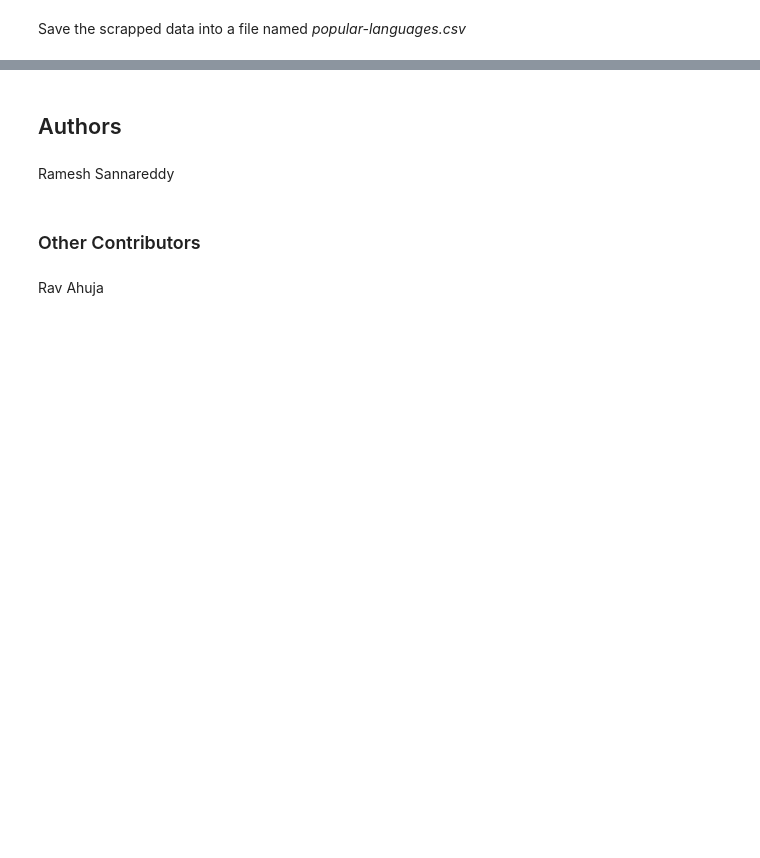
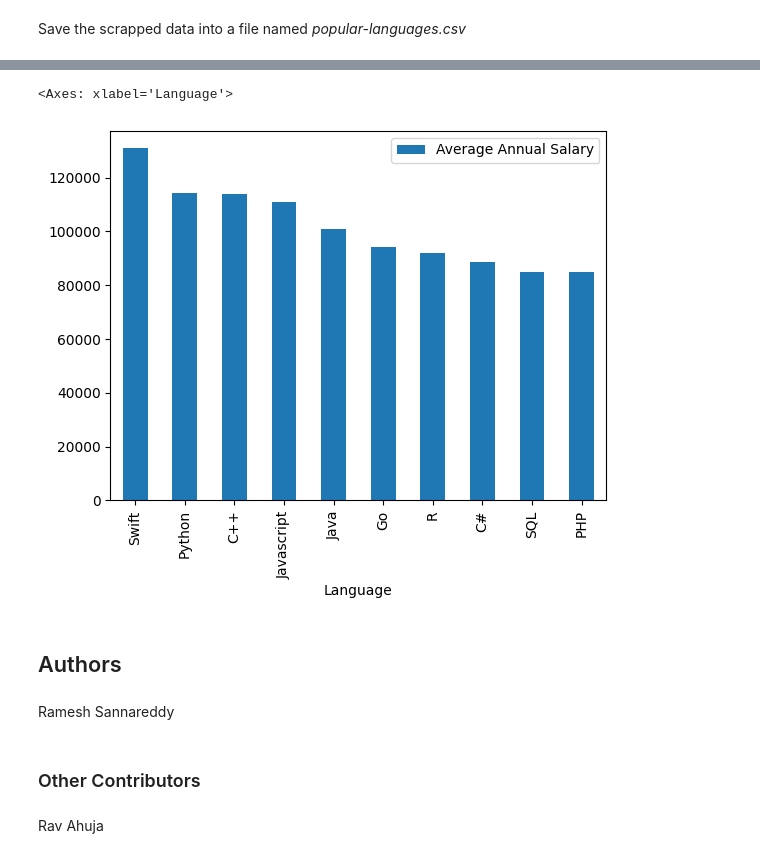
Before and after one commit to NalinMalla/IT-JobMarket-Analysis, a Jupyter notebook: 1.2. Data Collection - Web Scraping.ipynb, the cells around one changed output, grey strips where cells are left out. Saved outputs shown, nothing was run; the diff lists cells and outputs as text; code cells hidden in the pictures; blank space fills up the shorter version.

```diff
--- a/1.2. Data Collection - Web Scraping.ipynb
+++ b/1.2. Data Collection - Web Scraping.ipynb
@@ -67,3 +67,8 @@ df.set_index('Language')
 Save the scrapped data into a file named *popular-languages.csv*
 # %%
 df.to_csv('popular-languages.csv')
+# %%
+df_bar = pd.read_csv('popular-languages-num.csv') #Annual Salary formatted to Number
+# %%
+df_bar = df_bar.sort_values(by='Average Annual Salary', ascending=False)
+df_bar
@@ -70,3 +87,8 @@ df.to_csv('popular-languages.csv')
+# %%
+df_bar.plot(kind='bar', x='Language', y='Average Annual Salary')
+# %% [output]
+<Axes: xlabel='Language'>
+[figure, added]
 # %% [markdown]
 ## Authors
 # %% [markdown]
```
Also changed, not shown: parts of 2 cells of this notebook, 14 other files.
